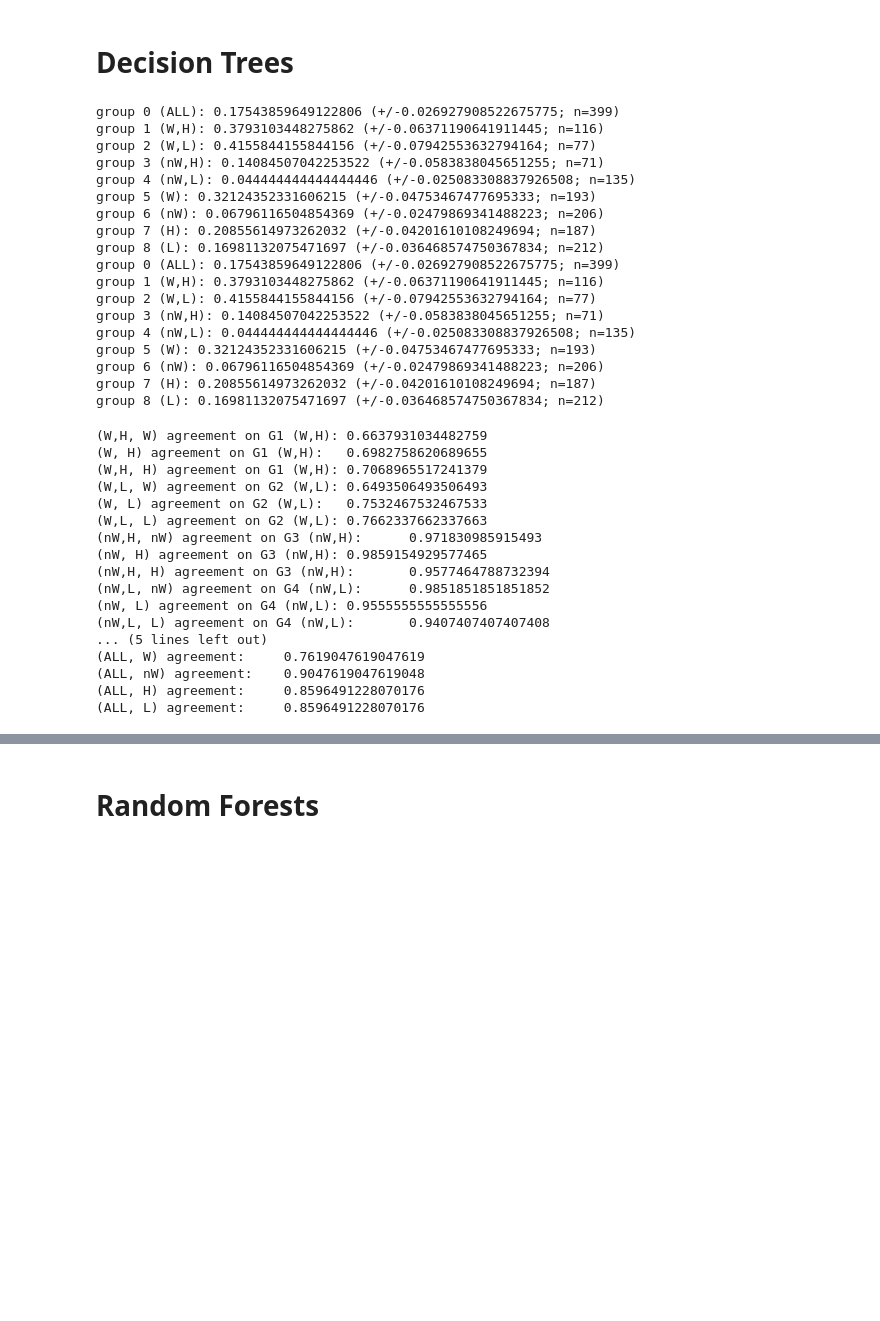
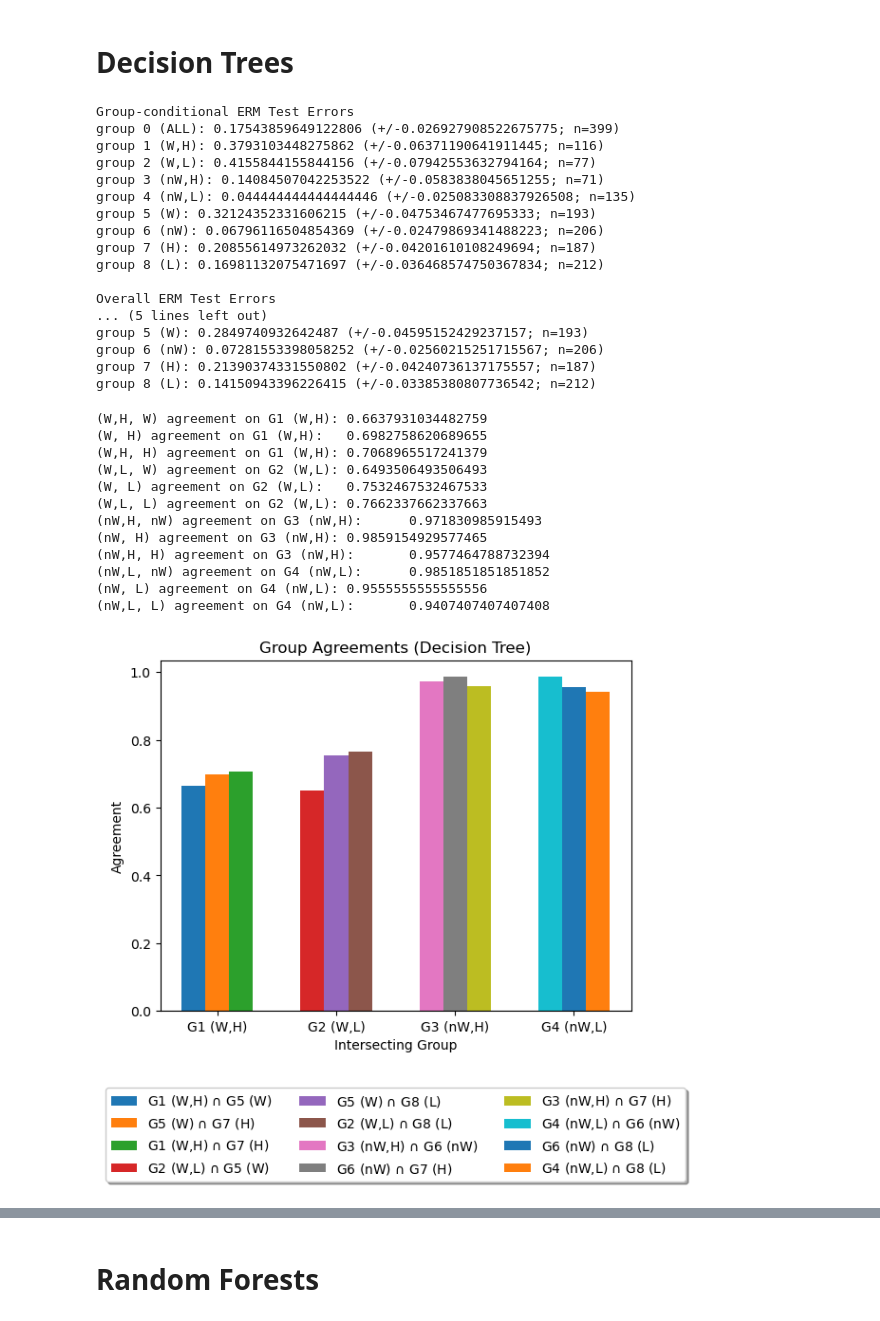
Before and after one commit to samuel-deng/tree_robust, a Jupyter notebook: experiments_communities_agreement.ipynb, the cells around one changed output, grey strips where cells are left out. Saved outputs shown, nothing was run; the diff lists cells and outputs as text; code cells hidden in the pictures; blank space fills up the shorter version.

```diff
--- a/experiments_communities_agreement.ipynb
+++ b/experiments_communities_agreement.ipynb
@@ -351,12 +409,4 @@ group 8 (L): 0.1320754716981132 (+/-0.03288509748420407; n=212)
 # %%
-'''
-# Get "agreement" for each pair of intersecting groups
-lr_group_pairs_agreements = []
-for g1, g2 in group_pairs:
-    agreement = np.sum(yhats[g1] == yhats[g2])/len(y_test)
-    lr_group_pairs_agreements.append(agreement)
-    print("({}, {}) agreement:\t{}".format(group_names[g1], group_names[g2], agreement))
-'''
 # Get group-conditional agreements
 lr_group_pairs_agreements = []
 for i, (g1, g2) in enumerate(group_pairs):
@@ -365,11 +415,10 @@ for i, (g1, g2) in enumerate(group_pairs):
     print("({}, {}) agreement on G{} ({}):\t{}".format(group_names[g1], group_names[g2], intersection, group_names[intersection], agreement))
     lr_group_pairs_agreements.append(agreement)
 
-# Get "agreement" between ERM and each group
-print()
-for g1, g2 in erm_group_pairs:
-    agreement = np.sum(yhats[g1] == yhats[g2])/len(y_test)
-    print("({}, {}) agreement:\t{}".format(group_names[g1], group_names[g2], agreement))
+fig, ax = plt.subplots()
+plot_communities_agreements(ax, lr_group_pairs_agreements, group_pairs, group_names, model_class="Logistic Regression")
+for i in range(num_groups):
+    print('P(Y=1 | group {0}) = {1}'.format(i, np.mean(y_test[group_test[i]])))
 # %% [output]
 (W,H, W) agreement on G1 (W,H): 0.896551724137931
 (W, H) agreement on G1 (W,H):   0.8793103448275862
@@ -475,22 +487,17 @@ else:
         dectree_models[g].fit(col_transf.transform(X_train[group_train[g]]), y_train[group_train[g]])
         yhats[g] = dectree_models[g].predict(col_transf.transform(X_test))
         test_err[g] = np.mean(y_test[group_test[g]] != yhats[g][group_test[g]])
-        print('group {0} ({4}): {1} (+/-{2}; n={3})'.format(g,test_err[g], std_err(test_err[g], num_group_test[g]), num_group_test[g], group_names[g]))
+        #print('group {0} ({4}): {1} (+/-{2}; n={3})'.format(g, test_err[g], std_err(test_err[g], num_group_test[g]), num_group_test[g], group_names[g]))
 
     with open(model_path, 'wb') as handle:
         pickle.dump(dectree_models, handle, protocol=pickle.HIGHEST_PROTOCOL)
     with open(preds_path, 'wb') as handle:
         pickle.dump(yhats, handle, protocol=pickle.HIGHEST_PROTOCOL)
 
-dt_test_err = {}
-for g in range(num_groups):
-    dt_test_err[g] = np.mean(y_test[group_test[g]] != yhats[g][group_test[g]])
-    print('group {0} ({4}): {1} (+/-{2}; n={3})'.format(g, dt_test_err[g], std_err(dt_test_err[g], num_group_test[g]), num_group_test[g], group_names[g]))
-
-dt_erm_test_err = {}
-for g in range(num_groups):
-    dt_erm_test_err[g] = np.mean(y_test[group_test[g]] != yhats[0][group_test[g]])
+# Get test errors for each group
+dt_test_err, dt_std_err, dt_erm_test_err, dt_erm_std_err = group_test_errs(yhats, y_test, group_test, num_groups, num_group_test, group_names)
 # %% [output]
+Group-conditional ERM Test Errors
 group 0 (ALL): 0.17543859649122806 (+/-0.026927908522675775; n=399)
 group 1 (W,H): 0.3793103448275862 (+/-0.06371190641911445; n=116)
 group 2 (W,L): 0.4155844155844156 (+/-0.07942553632794164; n=77)
@@ -500,52 +507,35 @@ group 5 (W): 0.32124352331606215 (+/-0.04753467477695333; n=193)
 group 6 (nW): 0.06796116504854369 (+/-0.02479869341488223; n=206)
 group 7 (H): 0.20855614973262032 (+/-0.04201610108249694; n=187)
 group 8 (L): 0.16981132075471697 (+/-0.036468574750367834; n=212)
-group 0 (ALL): 0.17543859649122806 (+/-0.026927908522675775; n=399)
-group 1 (W,H): 0.3793103448275862 (+/-0.06371190641911445; n=116)
-group 2 (W,L): 0.4155844155844156 (+/-0.07942553632794164; n=77)
-group 3 (nW,H): 0.14084507042253522 (+/-0.0583838045651255; n=71)
-group 4 (nW,L): 0.044444444444444446 (+/-0.025083308837926508; n=135)
-group 5 (W): 0.32124352331606215 (+/-0.04753467477695333; n=193)
-group 6 (nW): 0.06796116504854369 (+/-0.02479869341488223; n=206)
-group 7 (H): 0.20855614973262032 (+/-0.04201610108249694; n=187)
-group 8 (L): 0.16981132075471697 (+/-0.036468574750367834; n=212)
+
+Overall ERM Test Errors
+... (5 lines left out)
+group 5 (W): 0.2849740932642487 (+/-0.04595152429237157; n=193)
+group 6 (nW): 0.07281553398058252 (+/-0.02560215251715567; n=206)
+group 7 (H): 0.21390374331550802 (+/-0.04240736137175557; n=187)
+group 8 (L): 0.14150943396226415 (+/-0.03385380807736542; n=212)
 # %%
-'''
-# Get "agreement" for each pair of intersecting groups
-lr_group_pairs_agreements = []
-for g1, g2 in group_pairs:
-    agreement = np.sum(yhats[g1] == yhats[g2])/len(y_test)
-    lr_group_pairs_agreements.append(agreement)
-    print("({}, {}) agreement:\t{}".format(group_names[g1], group_names[g2], agreement))
-'''
 # Get group-conditional agreements
 dt_group_pairs_agreements = []
 for i, (g1, g2) in enumerate(group_pairs):
     intersection = group_pairs_cond[i]
     agreement = np.sum(yhats[g1][group_test[intersection]] == yhats[g2][group_test[intersection]])/len(y_test[group_test[intersection]])
     print("({}, {}) agreement on G{} ({}):\t{}".format(group_names[g1], group_names[g2], intersection, group_names[intersection], agreement))
     dt_group_pairs_agreements.append(agreement)
 
-# Get "agreement" between ERM and each group
-print()
-for g1, g2 in erm_group_pairs:
-    agreement = np.sum(yhats[g1] == yhats[g2])/len(y_test)
-    print("({}, {}) agreement:\t{}".format(group_names[g1], group_names[g2], agreement))
+fig, ax = plt.subplots()
+plot_communities_agreements(ax, dt_group_pairs_agreements, group_pairs, group_names, model_class="Decision Tree")
 # %% [output]
 (W,H, W) agreement on G1 (W,H): 0.6637931034482759
 (W, H) agreement on G1 (W,H):   0.6982758620689655
 (W,H, H) agreement on G1 (W,H): 0.7068965517241379
 (W,L, W) agreement on G2 (W,L): 0.6493506493506493
 (W, L) agreement on G2 (W,L):   0.7532467532467533
 (W,L, L) agreement on G2 (W,L): 0.7662337662337663
 (nW,H, nW) agreement on G3 (nW,H):      0.971830985915493
 (nW, H) agreement on G3 (nW,H): 0.9859154929577465
 (nW,H, H) agreement on G3 (nW,H):       0.9577464788732394
 (nW,L, nW) agreement on G4 (nW,L):      0.9851851851851852
 (nW, L) agreement on G4 (nW,L): 0.9555555555555556
 (nW,L, L) agreement on G4 (nW,L):       0.9407407407407408
-... (5 lines left out)
-(ALL, W) agreement:     0.7619047619047619
-(ALL, nW) agreement:    0.9047619047619048
-(ALL, H) agreement:     0.8596491228070176
-(ALL, L) agreement:     0.8596491228070176
+[figure, added]
```
Also changed, not shown: parts of 44 cells of this notebook, 1 other file.
